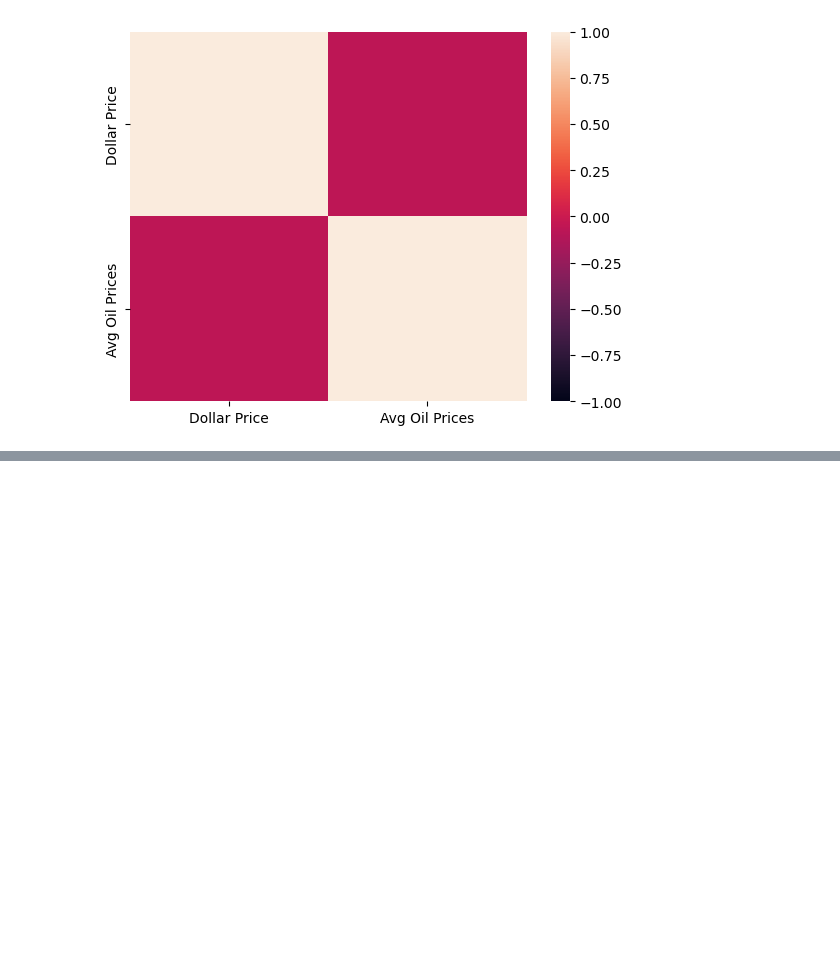
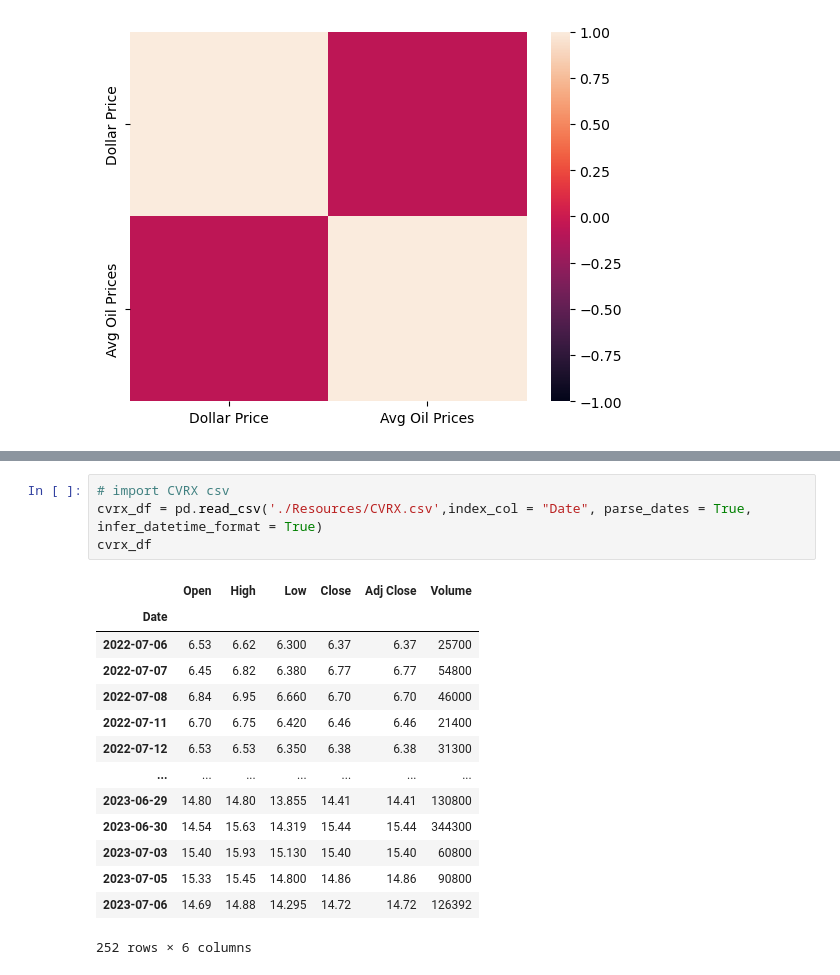
Before and after one commit to emilyblackstein/Group_Project_One, a Jupyter notebook: group_project_update.ipynb, the cells around one changed output, grey strips where cells are left out. Cells and saved outputs as stored; diff of their text form; blank space fills up the shorter version.

```diff
--- a/group_project_update.ipynb
+++ b/group_project_update.ipynb
@@ -186,0 +273,19 @@ gwalker = pyg.walk(diff_yoy_combined_data_df)
+# %%
+# import CVRX csv
+cvrx_df = pd.read_csv('./Resources/CVRX.csv',index_col = "Date", parse_dates = True, infer_datetime_format = True)
+cvrx_df
+# %% [output]
+|  | Open | High | Low | Close | Adj Close | Volume |
+| Date |  |  |  |  |  |  |
+| 2022-07-06 | 6.53 | 6.62 | 6.300 | 6.37 | 6.37 | 25700 |
+| 2022-07-07 | 6.45 | 6.82 | 6.380 | 6.77 | 6.77 | 54800 |
+| 2022-07-08 | 6.84 | 6.95 | 6.660 | 6.70 | 6.70 | 46000 |
+| 2022-07-11 | 6.70 | 6.75 | 6.420 | 6.46 | 6.46 | 21400 |
+| 2022-07-12 | 6.53 | 6.53 | 6.350 | 6.38 | 6.38 | 31300 |
+| ... | ... | ... | ... | ... | ... | ... |
+| 2023-06-29 | 14.80 | 14.80 | 13.855 | 14.41 | 14.41 | 130800 |
+| 2023-06-30 | 14.54 | 15.63 | 14.319 | 15.44 | 15.44 | 344300 |
+| 2023-07-03 | 15.40 | 15.93 | 15.130 | 15.40 | 15.40 | 60800 |
+| 2023-07-05 | 15.33 | 15.45 | 14.800 | 14.86 | 14.86 | 90800 |
+| 2023-07-06 | 14.69 | 14.88 | 14.295 | 14.72 | 14.72 | 126392 |
+252 rows × 6 columns
```
Also changed, not shown: parts of 19 cells of this notebook, 10 other files.
